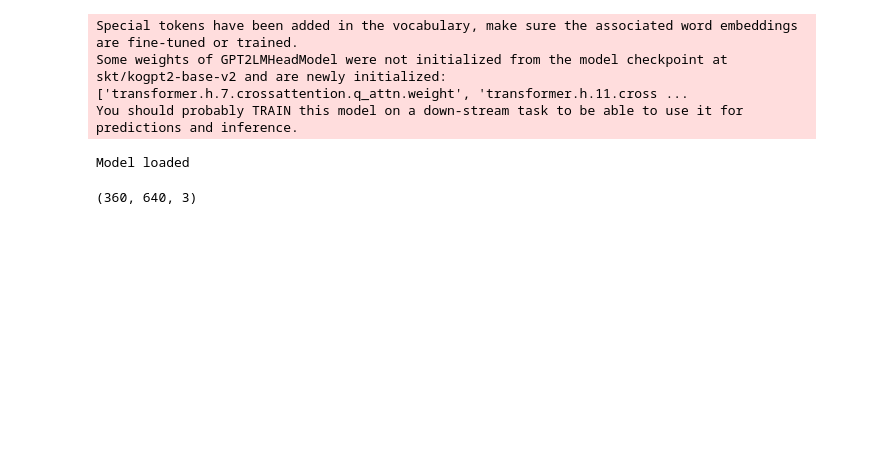
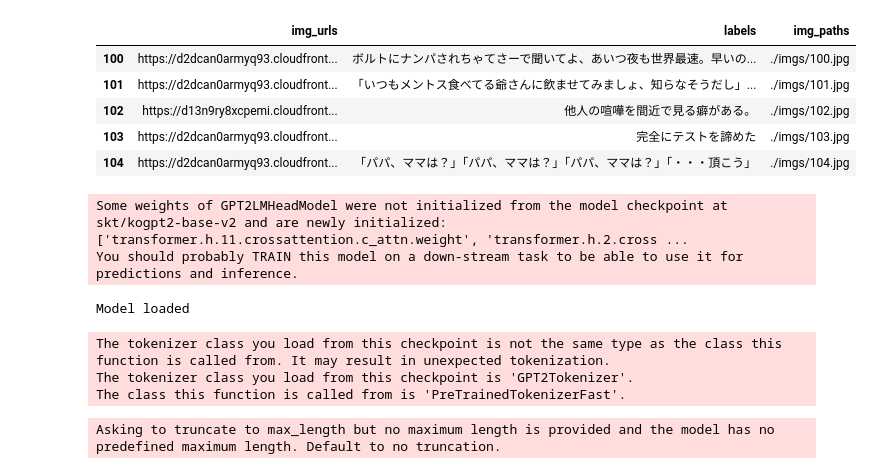
Before and after one commit to boostcampaitech2/final-project-level3-nlp-08, a Jupyter notebook: caption_ha.ipynb, the cells around one changed output. Cells and saved outputs as stored; diff of their text form; code cells hidden in the pictures; blank space fills up the shorter version.

```diff
--- a/caption_ha.ipynb
+++ b/caption_ha.ipynb
@@ -6,0 +13,13 @@ from PIL import Image
+# %%
+humors_info = pd.read_csv('./humor_data.csv')
+train_data = humors_info.iloc[:100]
+valid_data = humors_info.iloc[100:200]
+# %%
+valid_data.head()
+# %% [output]
+|  | img_urls | labels | img_paths |
+| 100 | https://d2dcan0armyq93.cloudfront... | ボルトにナンパされちゃてさーで聞いてよ、あいつ夜も世界最速。早いの... | ./imgs/100.jpg |
+| 101 | https://d2dcan0armyq93.cloudfront... | 「いつもメントス食べてる爺さんに飲ませてみましょ、知らなそうだし」... | ./imgs/101.jpg |
+| 102 | https://d13n9ry8xcpemi.cloudfront... | 他人の喧嘩を間近で見る癖がある。 | ./imgs/102.jpg |
+| 103 | https://d2dcan0armyq93.cloudfront... | 完全にテストを諦めた | ./imgs/103.jpg |
+| 104 | https://d2dcan0armyq93.cloudfront... | 「パパ、ママは？」「パパ、ママは？」「パパ、ママは？」「・・・頂こう」 | ./imgs/104.jpg |
@@ -9,9 +59,6 @@ device = torch.device('cuda' if torch.cuda.is_available() else 'cpu')
 # gpu 사용
 decoder_model_name_or_path = 'skt/kogpt2-base-v2'
 #decoder_model_name_or_path = 'klue/bert-base'
-tokenizer = AutoTokenizer.from_pretrained(decoder_model_name_or_path)
-# decoder, tokenizer -> gpt2
-
 encoder_model_name_or_path = 'google/vit-base-patch16-224-in21k'
 
 feature_extractor = ViTFeatureExtractor.from_pretrained(encoder_model_name_or_path)
@@ -20,13 +67,19 @@ model = VisionEncoderDecoderModel.from_encoder_decoder_pretrained(encoder_model_
 model.to(device)
 print("Model loaded")
 # %% [output]
-Special tokens have been added in the vocabulary, make sure the associated word embeddings are fine-tuned or trained.
-Some weights of GPT2LMHeadModel were not initialized from the model checkpoint at skt/kogpt2-base-v2 and are newly initialized: ['transformer.h.7.crossattention.q_attn.weight', 'transformer.h.11.cross ...
+Some weights of GPT2LMHeadModel were not initialized from the model checkpoint at skt/kogpt2-base-v2 and are newly initialized: ['transformer.h.11.crossattention.c_attn.weight', 'transformer.h.2.cross ...
 You should probably TRAIN this model on a down-stream task to be able to use it for predictions and inference.
 Model loaded
-# %%
-image = Image.open("val2014/COCO_val2014_000000391895.jpg").convert("RGB")
-image_tensor = np.array(image)
-image_tensor.shape
-# %% [output]
-(360, 640, 3)
+# %%
+tokenizer = PreTrainedTokenizerFast.from_pretrained(decoder_model_name_or_path, bos_token='<s>',
+eos_token='</s>', unk_token='<unk>',pad_token='<pad>', mask_token='<mask>')
+# decoder, tokenizer -> gpt2
+# %% [output]
+The tokenizer class you load from this checkpoint is not the same type as the class this function is called from. It may result in unexpected tokenization.
+The tokenizer class you load from this checkpoint is 'GPT2Tokenizer'.
+The class this function is called from is 'PreTrainedTokenizerFast'.
+# %%
+train_dataset = HumorDataset(train_data,tokenizer)
+valid_dataset = HumorDataset(valid_data,tokenizer)
+# %% [output]
+Asking to truncate to max_length but no maximum length is provided and the model has no predefined maximum length. Default to no truncation.
```
Also changed, not shown: parts of 20 cells of this notebook, 2 other files.
